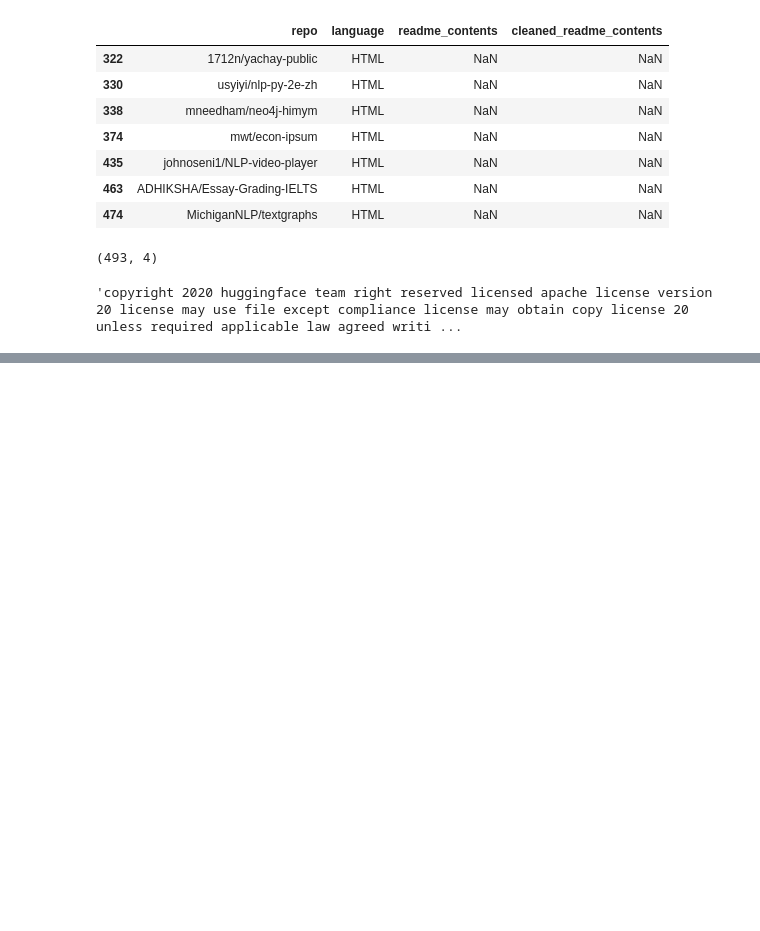
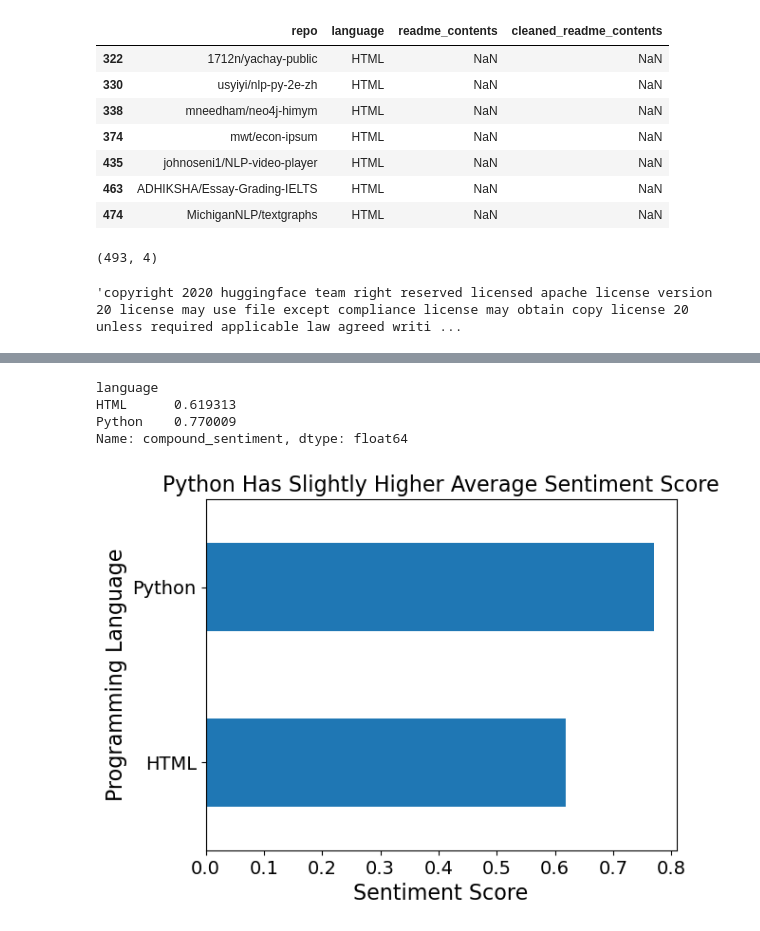
Before and after one commit to NLP-Casey-Harris-Wood-Project/nlp-project, a Jupyter notebook: explore_adam.ipynb, the cells around one changed output, grey strips where cells are left out. Saved outputs shown, nothing was run; the diff lists cells and outputs as text; code cells hidden in the pictures; blank space fills up the shorter version.

```diff
--- a/explore_adam.ipynb
+++ b/explore_adam.ipynb
@@ -103,0 +90,19 @@ sentiments.plot.barh()
+# %%
+# is the mean and median values of sentiment score different for ham vs spam?
+sentiments = train.groupby('language')['compound_sentiment'].mean()
+sentiments
+# %% [output]
+language
+HTML      0.619313
+Python    0.770009
+Name: compound_sentiment, dtype: float64
+# %%
+sentiments.plot.barh()
+plt.title('Python Has Slightly Higher Average Sentiment Score', size=16)
+plt.xlabel('Sentiment Score', size=16)
+plt.ylabel('Programming Language', size=16)
+plt.xticks(size=14)
+plt.yticks(size=14)
+plt.show()
+# %% [output]
+[figure, added]
```
Also changed, not shown: parts of 13 cells of this notebook, 2 other files.
